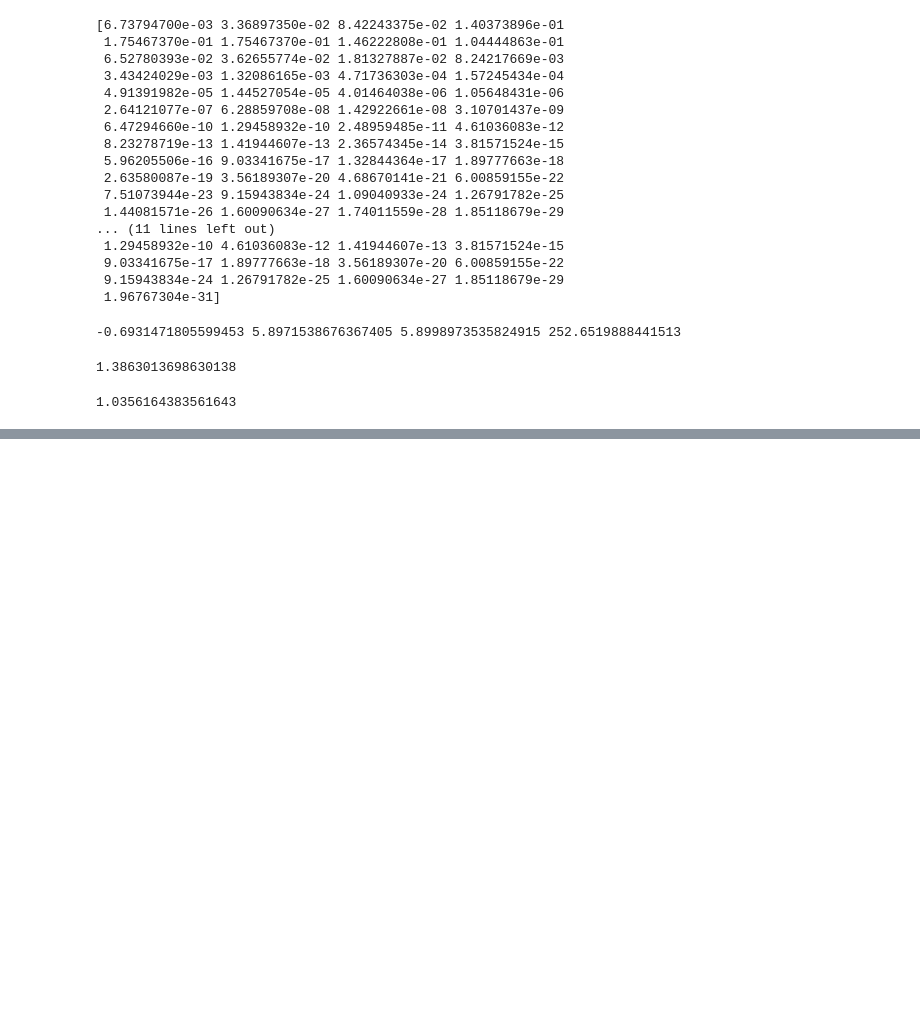
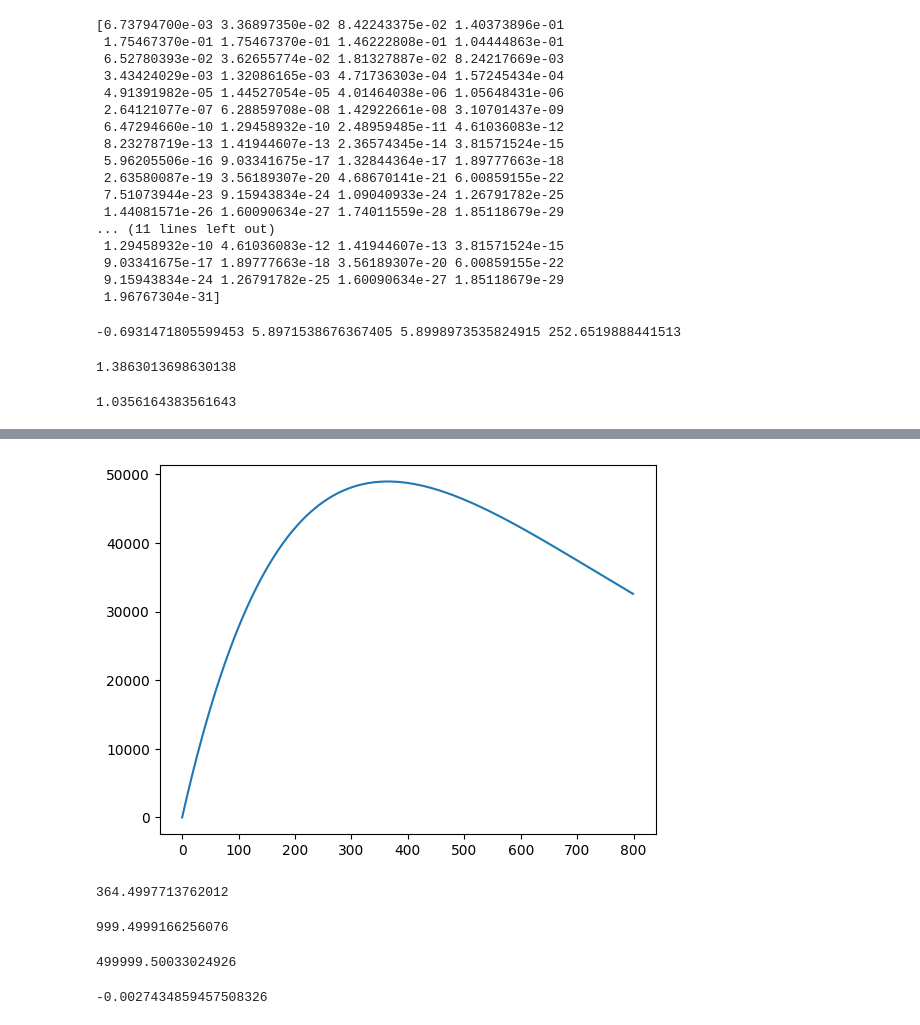
Before and after one commit to GilgameshxZero/utulek, a Jupyter notebook: experiments/mosteller-fifty-challenging-problems-in-probability.ipynb, the cells around one changed output, grey strips where cells are left out. Saved outputs shown, nothing was run; the diff lists cells and outputs as text; code cells hidden in the pictures; blank space fills up the shorter version.

```diff
--- a/experiments/mosteller-fifty-challenging-problems-in-probability.ipynb
+++ b/experiments/mosteller-fifty-challenging-problems-in-probability.ipynb
@@ -120,0 +158,34 @@ print(28*27/(365*2))
+# %%
+def f(w):
+    N = 365
+    return w * N * pow(1 - 1 / N, w)
+# %%
+import scipy
+import numpy as np
+import matplotlib.pyplot as plt
+
+X = np.arange(0, 800)
+Y = [f(i) for i in X]
+plt.plot(X, Y)
+plt.show()
+# %% [output]
+[figure, added]
+# %%
+import math
+N = 365
+w = 1 / (math.log(N / (N - 1)))
+print(w)
+# %% [output]
+364.4997713762012
+# %%
+1/ (math.log(1000) - math.log(999))
+# %% [output]
+999.4999166256076
+# %%
+1 / (math.log(500000) - math.log(500000 - 1))
+# %% [output]
+499999.50033024926
+# %%
+math.log(364/365)
+# %% [output]
+-0.0027434859457508326
```
Also changed, not shown: parts of 8 cells of this notebook.
